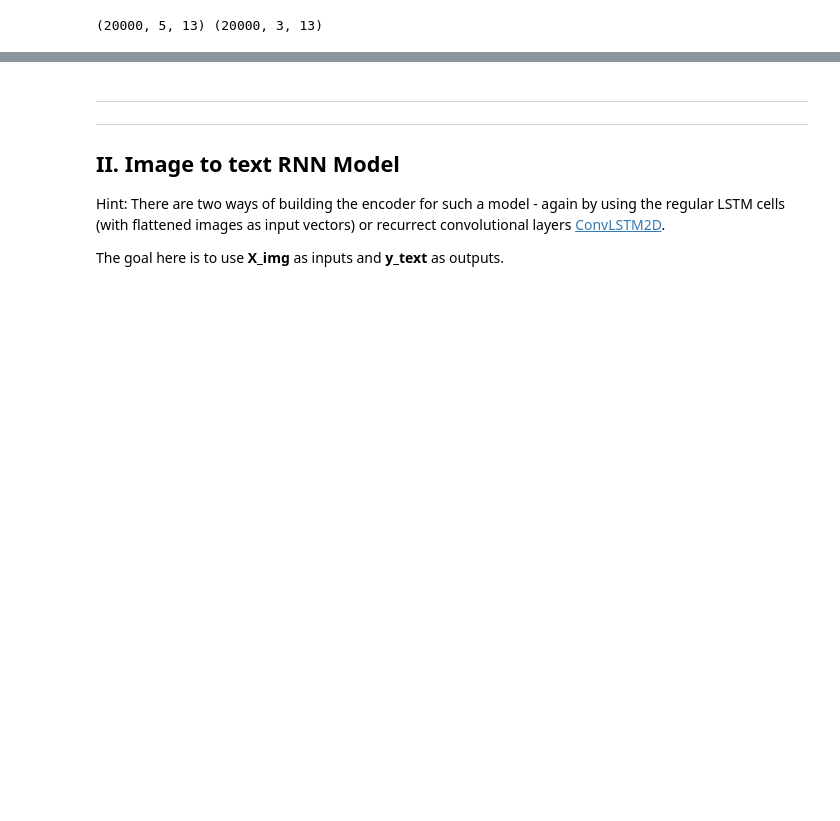
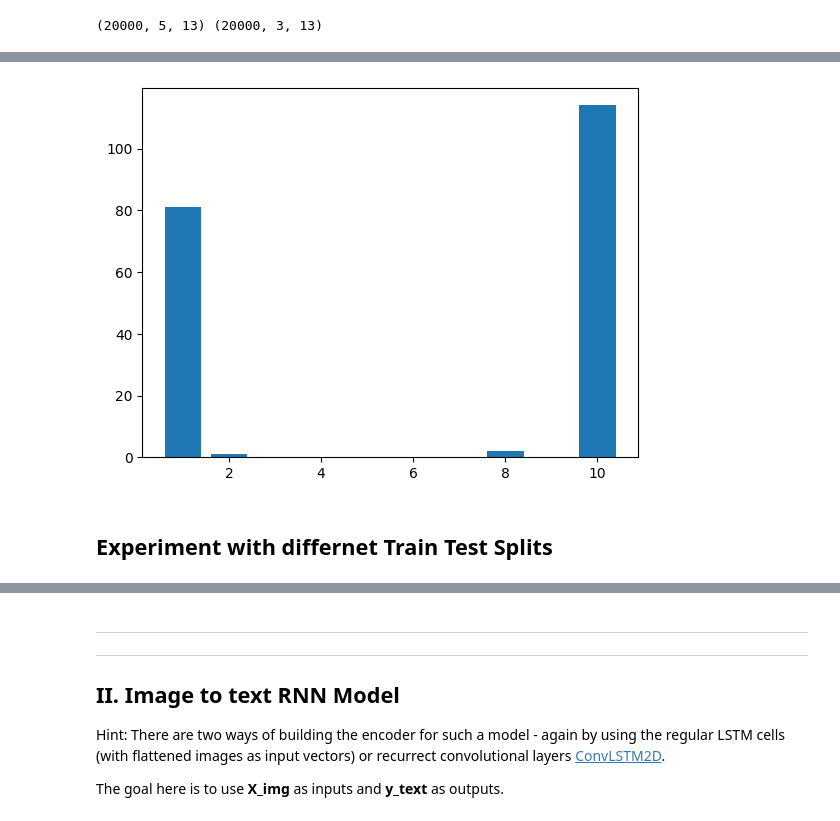
Before and after one commit to JasperSche/A3, a Jupyter notebook: A2_RNNs.ipynb, the cells around one changed output, grey strips where cells are left out. Saved outputs shown, nothing was run; the diff lists cells and outputs as text; code cells hidden in the pictures; blank space fills up the shorter version.

```diff
--- a/A2_RNNs.ipynb
+++ b/A2_RNNs.ipynb
@@ -271,25 +280,24 @@ The code cell below explains each of these new components.
 def build_text2text_model():
 
     # We start by initializing a sequential model
-    text2text = tf.keras.Sequential(name = 'text2text')
+    text2text = tf.keras.Sequential()
 
     # "Encode" the input sequence using an RNN, producing an output of size 256.
     # In this case the size of our input vectors is [5, 13] as we have queries of length 5 and 13 unique characters. Each of these 5 elements in the query will be fed to the network one by one,
     # as shown in the image above (except with 5 elements).
     # Hint: In other applications, where your input sequences have a variable length (e.g. sentences), you would use input_shape=(None, unique_characters).
-    text2text.add(LSTM(256,dropout=0.05, return_sequences=True,input_shape=(None, len(unique_characters)), name = 'Encoder_Input'))
-    text2text.add(LSTM(256,dropout=0.05, return_state= True, name = 'Encoder_2'))
+    text2text.add(LSTM(256, input_shape=(None, len(unique_characters))))
+
     # As the decoder RNN's input, repeatedly provide with the last output of RNN for each time step. Repeat 3 times as that's the maximum length of the output (e.g. '  1-99' = '-98')
     # when using 2-digit integers in queries. In other words, the RNN will always produce 3 characters as its output.
-    text2text.add(tf.keras.layers.Concatenate(name= 'Concatenate'))
-    text2text.add(RepeatVector(max_answer_length, name = 'Repeat_Vector_1'))
+    text2text.add(RepeatVector(max_answer_length))
 
     # By setting return_sequences to True, return not only the last output but all the outputs so far in the form of (num_samples, timesteps, output_dim). This is necessary as TimeDistributed in the below expects
     # the first dimension to be the timesteps.
-    text2text.add(LSTM(256,dropout=0.05,return_sequences=True, name = 'Decoder_1'))
+    text2text.add(LSTM(256, return_sequences=True))
 
     # Apply a dense layer to the every temporal slice of an input. For each of step of the output sequence, decide which character should be chosen.
-    text2text.add(TimeDistributed(Dense(len(unique_characters), activation='softmax'),name = 'Output'))
+    text2text.add(TimeDistributed(Dense(len(unique_characters), activation='softmax')))
 
     # Next we compile the model using categorical crossentropy as our loss function.
     text2text.compile(loss='categorical_crossentropy', optimizer='adam', metrics=['accuracy'])
@@ -333 +337,11 @@ Model: "text2text"
  Non-trainable params: 0 (0.00 B)
+# %%
+X_train,X_test,y_train,y_test = train_test_split(X_text_onehot,y_text_onehot,test_size=.4, random_state=5)
+X_val,X_test,y_val,y_test = train_test_split(X_test,y_test,test_size=.5, random_state=10)
+
+hist_t2t = text2text.fit(
+    X_train,y_train,
+    validation_data = (X_val,y_val),
+    epochs = 50,
+    batch_size = 32
+)
@@ -333,0 +376,9 @@ Model: "text2text"
+# %%
+from collections import Counter
+pred = decode_labels(text2text.predict(X_test))
+pred = ['0  ' if a == '-  ' else a for a in pred]
+true = decode_labels(y_test)
+# print(np.where(np.array([abs(int(t)-int(p)) for t, p in zip(true,pred)]) == 800))
+
+results = Counter([abs(int(t)-int(p)) for t, p in zip(true,pred) if t != p])
+results = [(k,results[k]) for k in sorted(results.keys())]
@@ -334 +387,11 @@ Model: "text2text"
+# %%
+fig,ax = plt.subplots()
+x = [a[0] for a in results]
+y = [a[1] for a in results]
+ax.bar(x[:4],y[:4])
+plt.show()
+# %% [output]
+[figure, added]
+# %% [markdown]
+## Experiment with differnet Train Test Splits
 # %%
```
Also changed, not shown: parts of 32 cells of this notebook.
